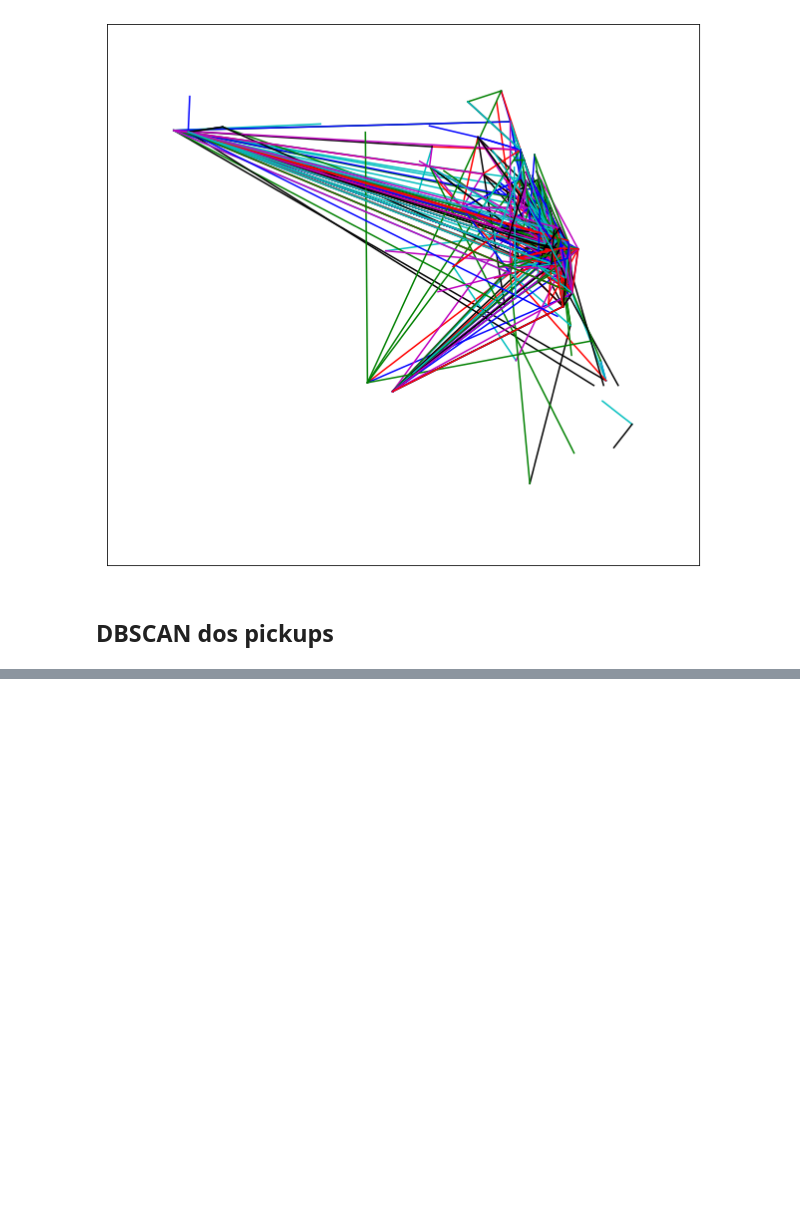
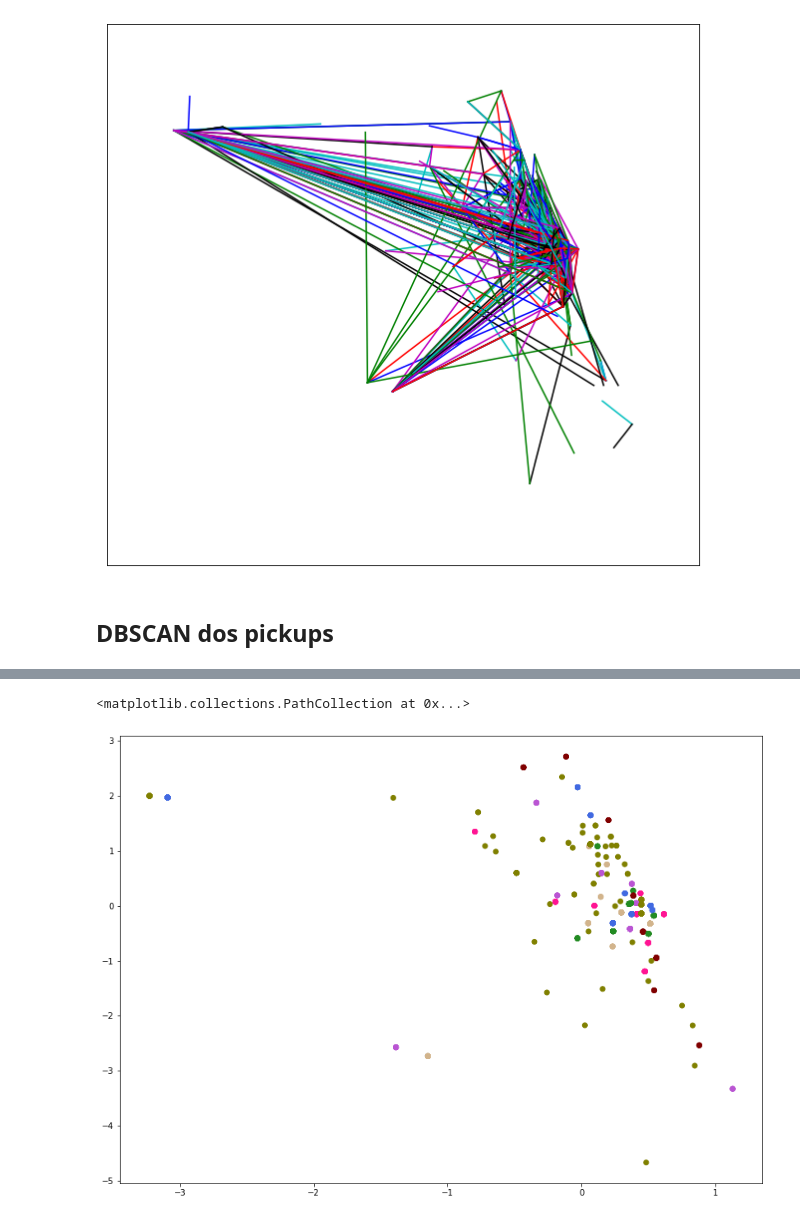
Before and after one commit to pedroafonsoo/clustering_case_study_industrial_seminars, a Jupyter notebook: dbscan_case_study_dbscan.ipynb, the cells around one changed output, grey strips where cells are left out. Cells and saved outputs as stored; diff of their text form; code cells hidden in the pictures; blank space fills up the shorter version.

```diff
--- a/dbscan_case_study_dbscan.ipynb
+++ b/dbscan_case_study_dbscan.ipynb
@@ -281,0 +250,78 @@ plt.scatter(lista_pontos[:,0],lista_pontos[:,1], c=colors2)
+# %%
+# https://medium.com/@elutins/dbscan-what-is-it-when-to-use-it-how-to-use-it-8bd506293818
+
+X=[]
+X= lista_pontos
+# print(X)
+
+# VAMOS escalar e standarizar os dados
+X = StandardScaler().fit_transform(X)
+print(X)
+
+
+
+
+"""
+Fonte: https://stats.stackexchange.com/questions/88872/a-routine-to-choose-eps-and-minpts-for-dbscan
+Como descobrir o melhor valor de epsilon?
+O mais notável é o OPTICS, uma variação do DBSCAN que acaba com o parâmetro epsilon;
+produz um resultado hierárquico que pode ser visto aproximadamente como "executando o DBSCAN com todos os epsilon possíveis".
+clustering = OPTICS(min_samples=2).fit(X)
+print('Optics:')
+print(clustering)
+print(clustering.labels_)
+print(clustering.get_params())
+"""
+
+
+
+
+
+
+
+#settting up DBSCAN
+dbscan = DBSCAN(eps=0.0000001, min_samples=3)
+
+# fitting model
+model = dbscan.fit(X)
+
+labels = model.labels_
+n_clusters= len(set(labels))
+print(n_clusters)
+
+# identificar quais os pontos que compõe os nossos "pontos centrais"
+core_samples = np.zeros_like(labels,dtype = bool)
+
+core_samples[dbscan.core_sample_indices_] = True
+print(core_samples)
+
+# calcula o número de clusters
+n_clusters_ = len(set(labels))-(1 if -1 in labels else 0)
+n_clusters_
+
+
+"""
+Métricas para medir o desempenho do DBSCAN
+Silhuete score: A pontuação da silhueta é calculada utilizando a distância intra-cluster média entre
+os pontos, e a distância média mais próxima do cluster.
+Por exemplo, um cluster com muitos pontos de dados muito próximos uns dos outros (alta densidade)
+e está longe do próximo cluster mais próximo (sugerindo que o cluster é muito original em comparação com o próximo mais próximo),
+terá uma pontuação forte de silhueta.
+Uma pontuação de silhueta varia de -1 a 1, com -1 sendo a pior pontuação possível e 1 sendo a melhor pontuação. As contagens da silhueta de 0 sugerem conjuntos de sobreposição.
+
+"""
+print("Silhouette coefficient: %0.3f" % metrics.silhouette_score(X,labels))
+
+
+colors = ['royalblue', 'maroon', 'forestgreen', 'mediumorchid', 'tan', 'deeppink', 'olive']
+#vectorizer = np.vectorize(lambda x: colors[x % len(colors)])
+colors2 = []
+for i in labels:
+    colors2.append(colors[i % len(colors)])
+colors2= np.array(colors2)
+
+X = np.array(X)
+print(len(X))
+print(len(X[:,0]))
+plt.scatter(X[:,0],X[:,1],c=colors2)
+# %% [output]
@@ -281,0 +345,2 @@ plt.scatter(lista_pontos[:,0],lista_pontos[:,1], c=colors2)
+<matplotlib.collections.PathCollection at 0x...>
+[figure, added]
```
Also changed, not shown: parts of 9 cells of this notebook.
